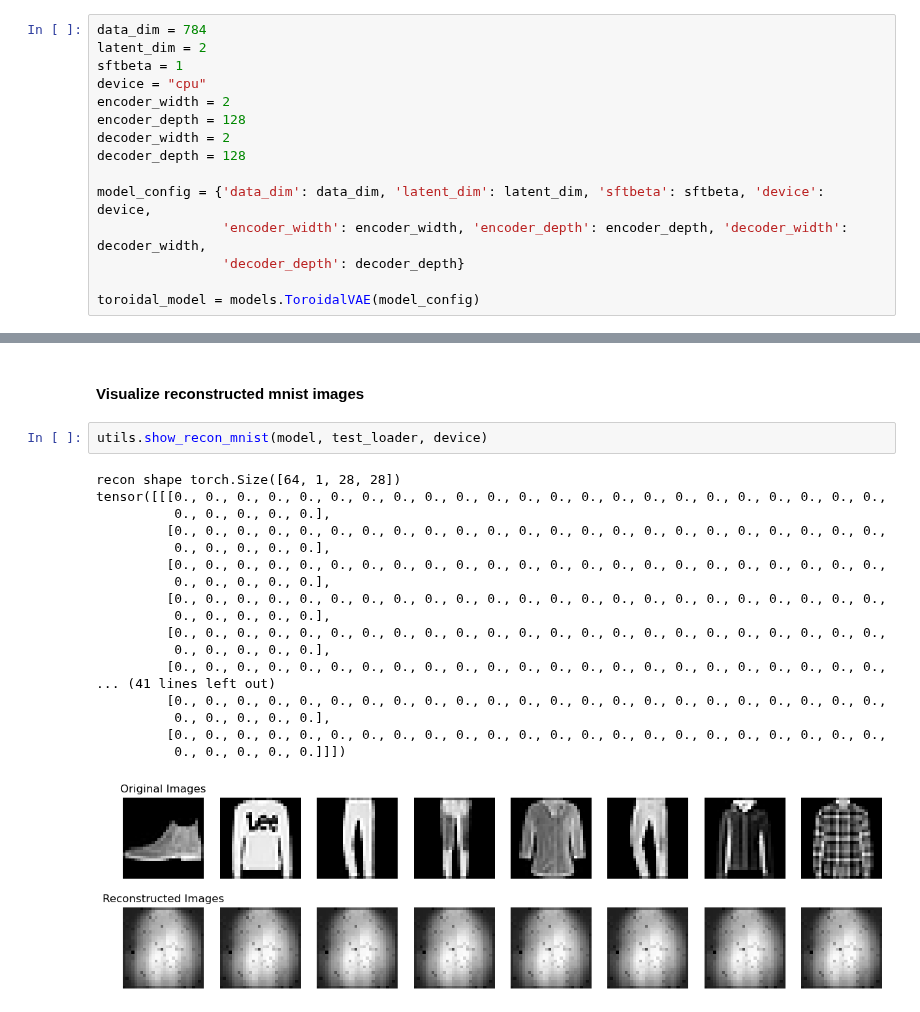
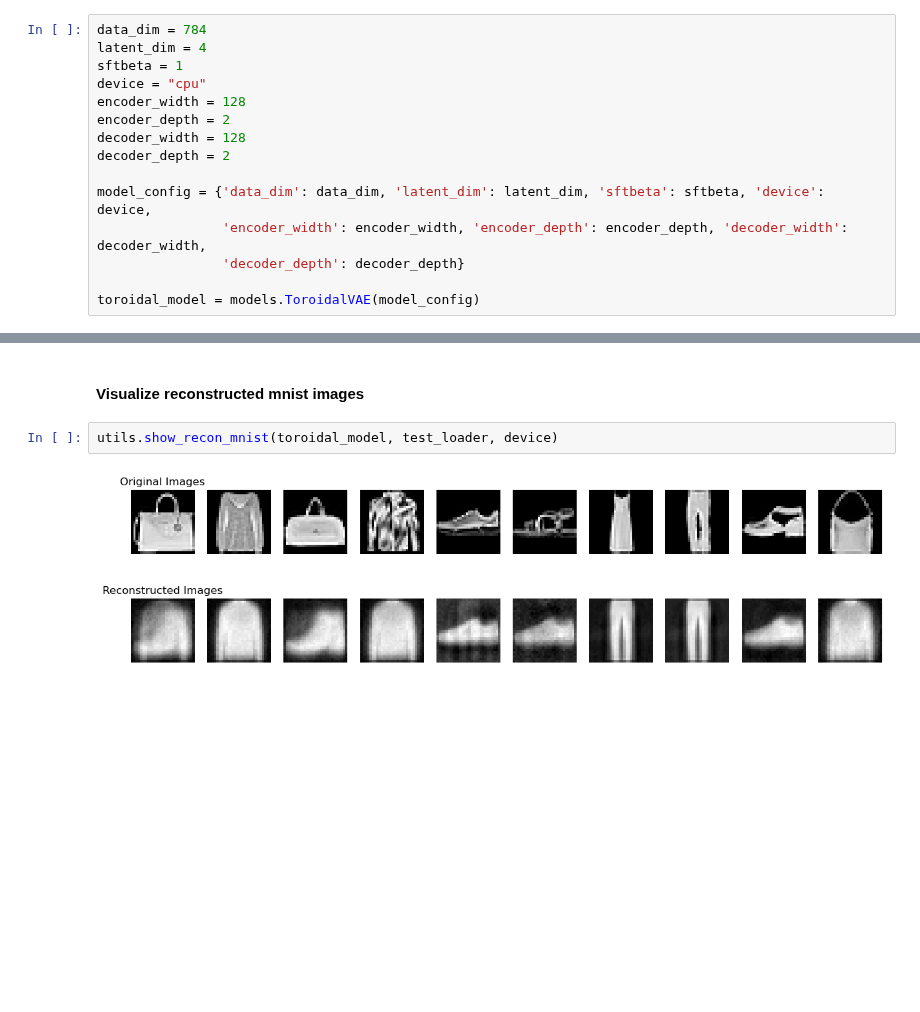
Before and after one commit to graeps/TopoGeoAEs, a Jupyter notebook: experiments/toroidal_vae.ipynb, the cells around one changed output, grey strips where cells are left out. Drawn from its saved outputs; the diff is of its cells as text; blank space fills up the shorter version.

```diff
--- a/experiments/toroidal_vae.ipynb
+++ b/experiments/toroidal_vae.ipynb
@@ -42,13 +45,13 @@ train_loader, test_loader = dataloader
 ### Model
 # %%
 data_dim = 784
-latent_dim = 2
+latent_dim = 4
 sftbeta = 1
 device = "cpu"
-encoder_width = 2
-encoder_depth = 128
-decoder_width = 2
-decoder_depth = 128
+encoder_width = 128
+encoder_depth = 2
+decoder_width = 128
+decoder_depth = 2
 
 model_config = {'data_dim': data_dim, 'latent_dim': latent_dim, 'sftbeta': sftbeta, 'device': device,
                 'encoder_width': encoder_width, 'encoder_depth': encoder_depth, 'decoder_width': decoder_width,
@@ -113,23 +104,6 @@ utils.plot_test_latents_on_torus(model, test_loader, device)
 # %% [markdown]
 #### Visualize reconstructed mnist images
 # %%
-utils.show_recon_mnist(model, test_loader, device)
+utils.show_recon_mnist(toroidal_model, test_loader, device)
 # %% [output]
-recon shape torch.Size([64, 1, 28, 28])
-tensor([[[0., 0., 0., 0., 0., 0., 0., 0., 0., 0., 0., 0., 0., 0., 0., 0., 0., 0., 0., 0., 0., 0., 0.,
-          0., 0., 0., 0., 0.],
-         [0., 0., 0., 0., 0., 0., 0., 0., 0., 0., 0., 0., 0., 0., 0., 0., 0., 0., 0., 0., 0., 0., 0.,
-          0., 0., 0., 0., 0.],
-         [0., 0., 0., 0., 0., 0., 0., 0., 0., 0., 0., 0., 0., 0., 0., 0., 0., 0., 0., 0., 0., 0., 0.,
-          0., 0., 0., 0., 0.],
-         [0., 0., 0., 0., 0., 0., 0., 0., 0., 0., 0., 0., 0., 0., 0., 0., 0., 0., 0., 0., 0., 0., 0.,
-          0., 0., 0., 0., 0.],
-         [0., 0., 0., 0., 0., 0., 0., 0., 0., 0., 0., 0., 0., 0., 0., 0., 0., 0., 0., 0., 0., 0., 0.,
-          0., 0., 0., 0., 0.],
-         [0., 0., 0., 0., 0., 0., 0., 0., 0., 0., 0., 0., 0., 0., 0., 0., 0., 0., 0., 0., 0., 0., 0.,
-... (41 lines left out)
-         [0., 0., 0., 0., 0., 0., 0., 0., 0., 0., 0., 0., 0., 0., 0., 0., 0., 0., 0., 0., 0., 0., 0.,
-          0., 0., 0., 0., 0.],
-         [0., 0., 0., 0., 0., 0., 0., 0., 0., 0., 0., 0., 0., 0., 0., 0., 0., 0., 0., 0., 0., 0., 0.,
-          0., 0., 0., 0., 0.]]])
-[figure, old version]
+[figure, new version]
```
Also changed, not shown: parts of 6 cells of this notebook, 4 other files.
